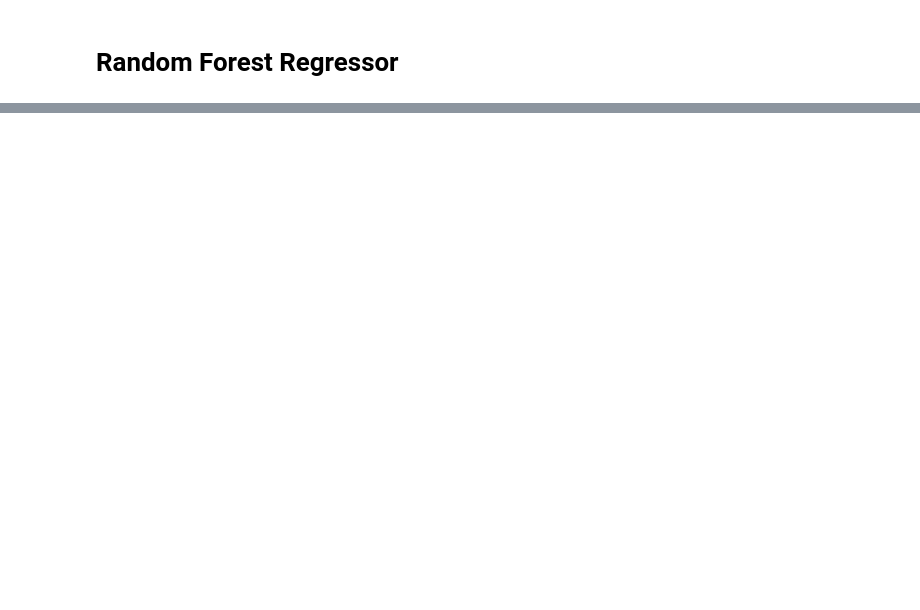
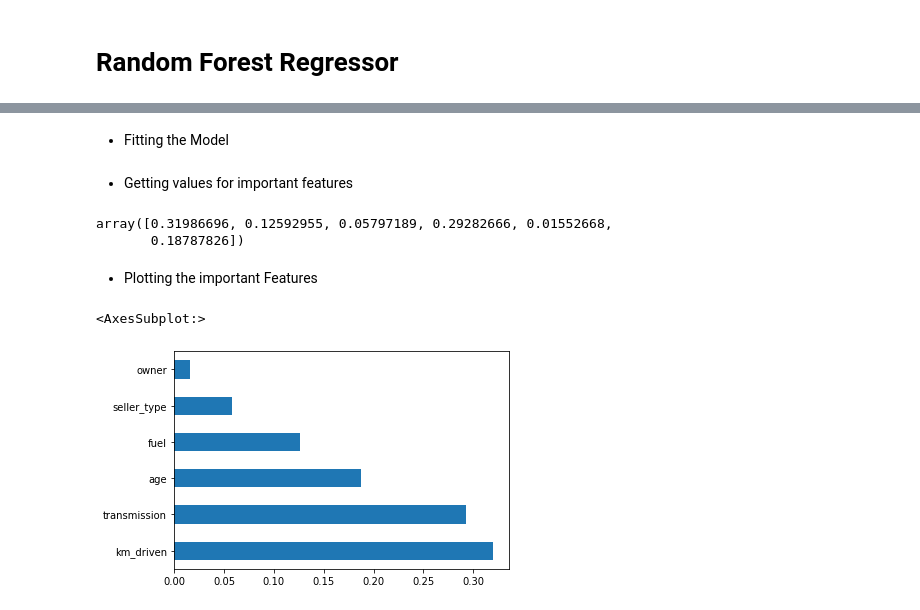
Before and after one commit to Naveen-Karanamu/Used-Cars-Price-Prediction, a Jupyter notebook: main.ipynb, the cells around one changed output, grey strips where cells are left out. Saved outputs shown, nothing was run; the diff lists cells and outputs as text; code cells hidden in the pictures; blank space fills up the shorter version.

```diff
--- a/main.ipynb
+++ b/main.ipynb
@@ -435,3 +439,6 @@ mean_absolute_error(y_test,y_pred)
+# %%
+a=df.drop('current_selling_price',axis=1)
+b=df.current_selling_price
 # %%
 df.head()
 # %% [output]
@@ -438,0 +457,19 @@ NameError: name 'df' is not defined
+# %% [markdown]
+* Fitting the Model
+# %%
+feat_imp=model.fit(a,b)
+# %% [markdown]
+* Getting values for important features
+# %%
+feat_imp.feature_importances_
+# %% [output]
+array([0.31986696, 0.12592955, 0.05797189, 0.29282666, 0.01552668,
+       0.18787826])
+# %% [markdown]
+* Plotting the important Features
+# %%
+imp=pd.Series(feat_imp.feature_importances_,index=a.columns)
+imp.nlargest(7).plot(kind='barh')
+# %% [output]
+<AxesSubplot:>
+[figure, added]
```
Also changed, not shown: parts of 14 cells of this notebook.
